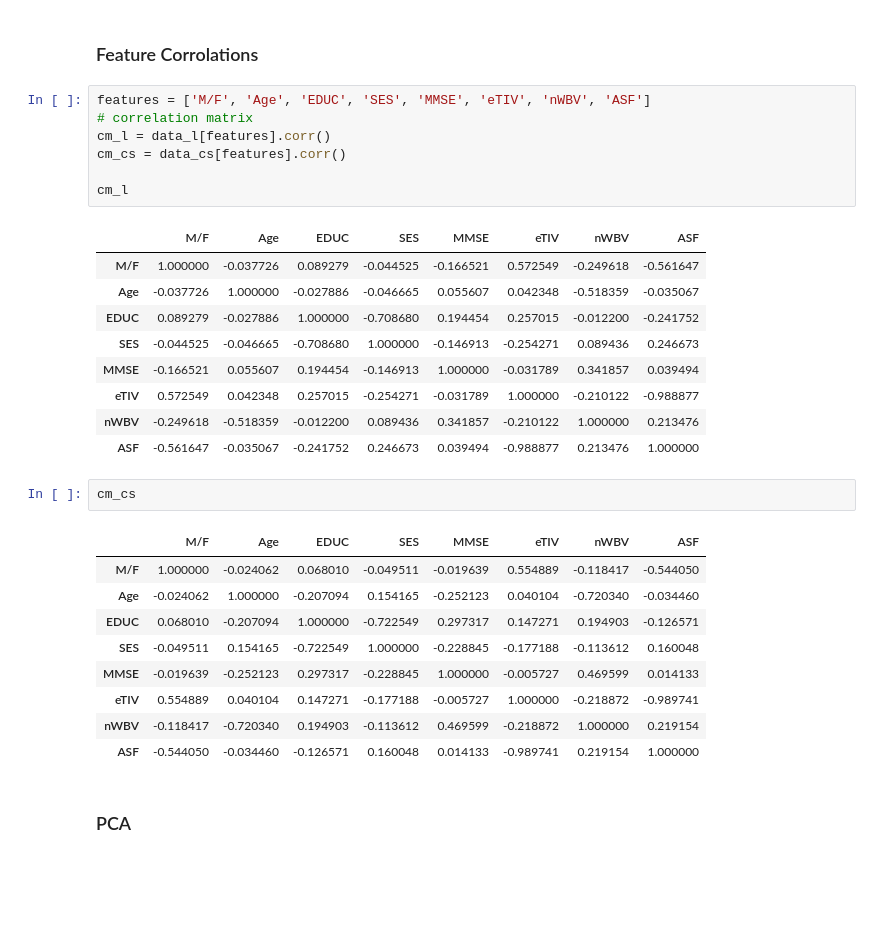
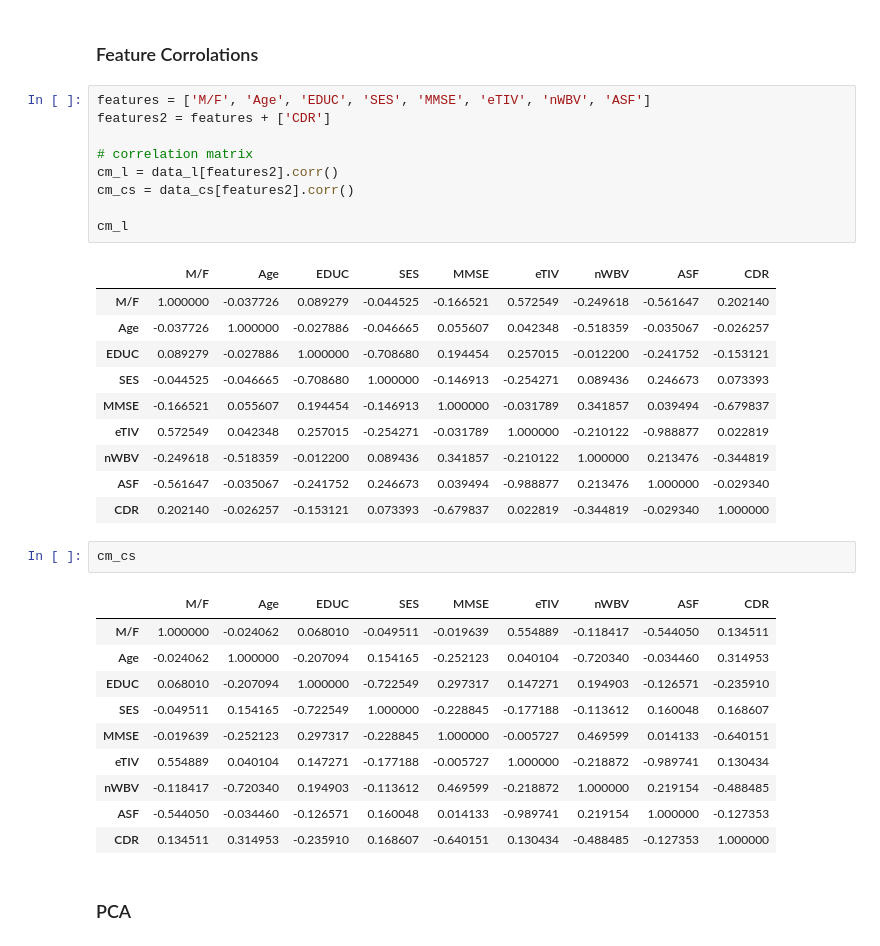
Before and after one commit to lnestelroad/CSCI_4622_MachineLearning, a Jupyter notebook: Final_Project.ipynb, the cells around one changed output. Drawn from its saved outputs; the diff is of its cells as text; blank space fills up the shorter version.

```diff
--- a/Final_Project.ipynb
+++ b/Final_Project.ipynb
@@ -228,33 +228,37 @@ DATA_CS
 ### Feature Corrolations
 # %%
 features = ['M/F', 'Age', 'EDUC', 'SES', 'MMSE', 'eTIV', 'nWBV', 'ASF']
+features2 = features + ['CDR']
+
 # correlation matrix
-cm_l = data_l[features].corr()
-cm_cs = data_cs[features].corr()
+cm_l = data_l[features2].corr()
+cm_cs = data_cs[features2].corr()
 
 cm_l
 # %% [output]
-|  | M/F | Age | EDUC | SES | MMSE | eTIV | nWBV | ASF |
-| M/F | 1.000000 | -0.037726 | 0.089279 | -0.044525 | -0.166521 | 0.572549 | -0.249618 | -0.561647 |
-| Age | -0.037726 | 1.000000 | -0.027886 | -0.046665 | 0.055607 | 0.042348 | -0.518359 | -0.035067 |
-| EDUC | 0.089279 | -0.027886 | 1.000000 | -0.708680 | 0.194454 | 0.257015 | -0.012200 | -0.241752 |
-| SES | -0.044525 | -0.046665 | -0.708680 | 1.000000 | -0.146913 | -0.254271 | 0.089436 | 0.246673 |
-| MMSE | -0.166521 | 0.055607 | 0.194454 | -0.146913 | 1.000000 | -0.031789 | 0.341857 | 0.039494 |
-| eTIV | 0.572549 | 0.042348 | 0.257015 | -0.254271 | -0.031789 | 1.000000 | -0.210122 | -0.988877 |
-| nWBV | -0.249618 | -0.518359 | -0.012200 | 0.089436 | 0.341857 | -0.210122 | 1.000000 | 0.213476 |
-| ASF | -0.561647 | -0.035067 | -0.241752 | 0.246673 | 0.039494 | -0.988877 | 0.213476 | 1.000000 |
+|  | M/F | Age | EDUC | SES | MMSE | eTIV | nWBV | ASF | CDR |
+| M/F | 1.000000 | -0.037726 | 0.089279 | -0.044525 | -0.166521 | 0.572549 | -0.249618 | -0.561647 | 0.202140 |
+| Age | -0.037726 | 1.000000 | -0.027886 | -0.046665 | 0.055607 | 0.042348 | -0.518359 | -0.035067 | -0.026257 |
+| EDUC | 0.089279 | -0.027886 | 1.000000 | -0.708680 | 0.194454 | 0.257015 | -0.012200 | -0.241752 | -0.153121 |
+| SES | -0.044525 | -0.046665 | -0.708680 | 1.000000 | -0.146913 | -0.254271 | 0.089436 | 0.246673 | 0.073393 |
+| MMSE | -0.166521 | 0.055607 | 0.194454 | -0.146913 | 1.000000 | -0.031789 | 0.341857 | 0.039494 | -0.679837 |
+| eTIV | 0.572549 | 0.042348 | 0.257015 | -0.254271 | -0.031789 | 1.000000 | -0.210122 | -0.988877 | 0.022819 |
+| nWBV | -0.249618 | -0.518359 | -0.012200 | 0.089436 | 0.341857 | -0.210122 | 1.000000 | 0.213476 | -0.344819 |
+| ASF | -0.561647 | -0.035067 | -0.241752 | 0.246673 | 0.039494 | -0.988877 | 0.213476 | 1.000000 | -0.029340 |
+| CDR | 0.202140 | -0.026257 | -0.153121 | 0.073393 | -0.679837 | 0.022819 | -0.344819 | -0.029340 | 1.000000 |
 # %%
 cm_cs
 # %% [output]
-|  | M/F | Age | EDUC | SES | MMSE | eTIV | nWBV | ASF |
-| M/F | 1.000000 | -0.024062 | 0.068010 | -0.049511 | -0.019639 | 0.554889 | -0.118417 | -0.544050 |
-| Age | -0.024062 | 1.000000 | -0.207094 | 0.154165 | -0.252123 | 0.040104 | -0.720340 | -0.034460 |
-| EDUC | 0.068010 | -0.207094 | 1.000000 | -0.722549 | 0.297317 | 0.147271 | 0.194903 | -0.126571 |
-| SES | -0.049511 | 0.154165 | -0.722549 | 1.000000 | -0.228845 | -0.177188 | -0.113612 | 0.160048 |
-| MMSE | -0.019639 | -0.252123 | 0.297317 | -0.228845 | 1.000000 | -0.005727 | 0.469599 | 0.014133 |
-| eTIV | 0.554889 | 0.040104 | 0.147271 | -0.177188 | -0.005727 | 1.000000 | -0.218872 | -0.989741 |
-| nWBV | -0.118417 | -0.720340 | 0.194903 | -0.113612 | 0.469599 | -0.218872 | 1.000000 | 0.219154 |
-| ASF | -0.544050 | -0.034460 | -0.126571 | 0.160048 | 0.014133 | -0.989741 | 0.219154 | 1.000000 |
+|  | M/F | Age | EDUC | SES | MMSE | eTIV | nWBV | ASF | CDR |
+| M/F | 1.000000 | -0.024062 | 0.068010 | -0.049511 | -0.019639 | 0.554889 | -0.118417 | -0.544050 | 0.134511 |
+| Age | -0.024062 | 1.000000 | -0.207094 | 0.154165 | -0.252123 | 0.040104 | -0.720340 | -0.034460 | 0.314953 |
+| EDUC | 0.068010 | -0.207094 | 1.000000 | -0.722549 | 0.297317 | 0.147271 | 0.194903 | -0.126571 | -0.235910 |
+| SES | -0.049511 | 0.154165 | -0.722549 | 1.000000 | -0.228845 | -0.177188 | -0.113612 | 0.160048 | 0.168607 |
+| MMSE | -0.019639 | -0.252123 | 0.297317 | -0.228845 | 1.000000 | -0.005727 | 0.469599 | 0.014133 | -0.640151 |
+| eTIV | 0.554889 | 0.040104 | 0.147271 | -0.177188 | -0.005727 | 1.000000 | -0.218872 | -0.989741 | 0.130434 |
+| nWBV | -0.118417 | -0.720340 | 0.194903 | -0.113612 | 0.469599 | -0.218872 | 1.000000 | 0.219154 | -0.488485 |
+| ASF | -0.544050 | -0.034460 | -0.126571 | 0.160048 | 0.014133 | -0.989741 | 0.219154 | 1.000000 | -0.127353 |
+| CDR | 0.134511 | 0.314953 | -0.235910 | 0.168607 | -0.640151 | 0.130434 | -0.488485 | -0.127353 | 1.000000 |
 # %% [markdown]
 ### PCA
 # %%
```
Also changed, not shown: parts of 5 cells of this notebook.
